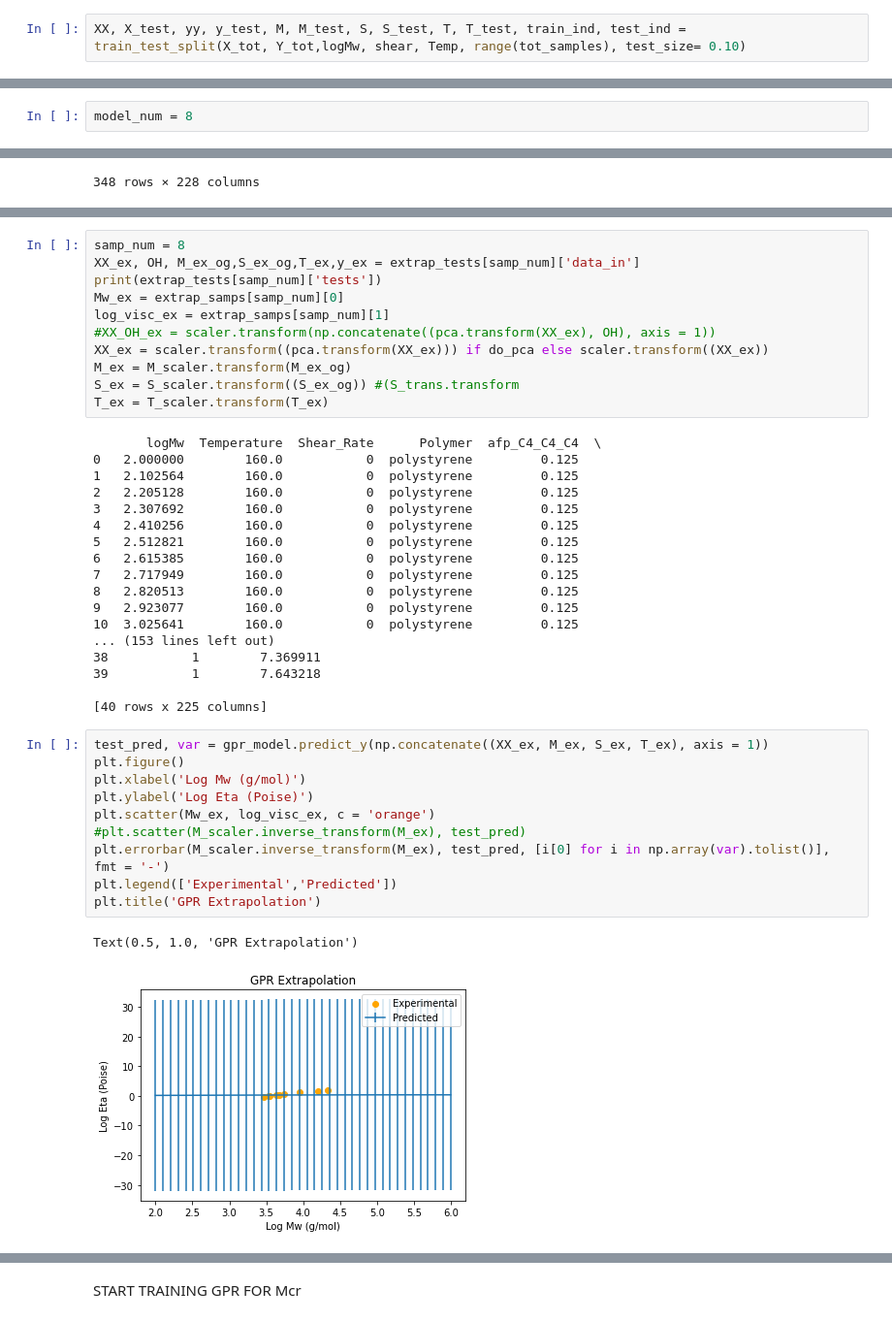
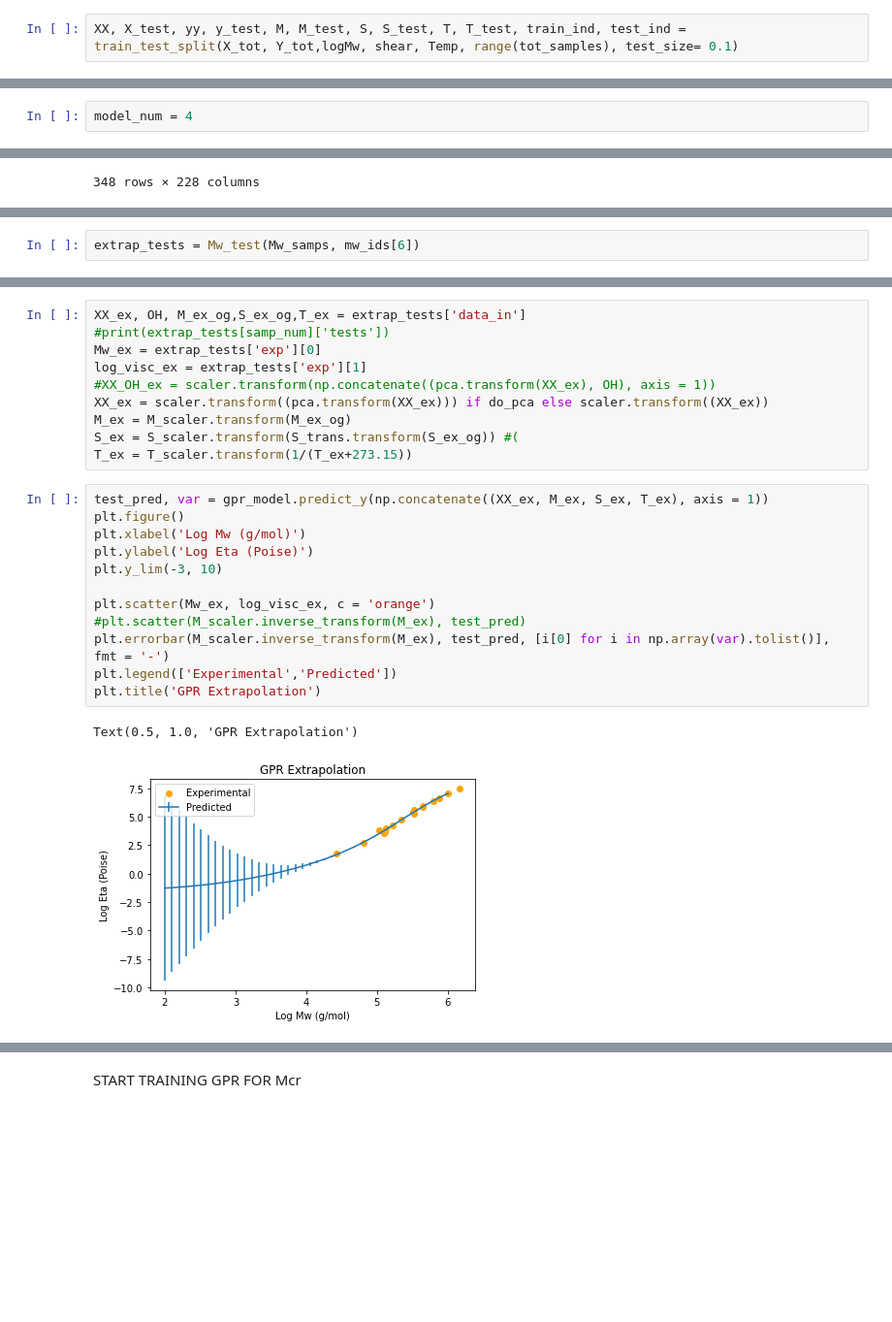
Before and after one commit to ajain300/Melt_Viscosity_Predictor, a Jupyter notebook: viscosityNN.ipynb, the cells around one changed output, grey strips where cells are left out. Shown at 97% size. Drawn from its saved outputs; the diff is of its cells as text; blank space fills up the shorter version.

```diff
--- a/viscosityNN.ipynb
+++ b/viscosityNN.ipynb
@@ -117,2 +124,2 @@ shear = S_scaler.transform((shear))
 # %%
-XX, X_test, yy, y_test, M, M_test, S, S_test, T, T_test, train_ind, test_ind = train_test_split(X_tot, Y_tot,logMw, shear, Temp, range(tot_samples), test_size= 0.10)
+XX, X_test, yy, y_test, M, M_test, S, S_test, T, T_test, train_ind, test_ind = train_test_split(X_tot, Y_tot,logMw, shear, Temp, range(tot_samples), test_size= 0.1)
@@ -155,5 +164,5 @@ CV Error GPR: tf.Tensor(0.28508177, shape=(), dtype=float32)
 # %%
-model_num = 8
+model_num = 4
 # %%
 m_P = models[0][model_num]
 
@@ -349,0 +413,2 @@ extrap_tests = Mw_test(PL_data.copy(), samps = [0,1,2,3,4,5,6,7,8,9,10,11,12, 13
+# %%
+extrap_tests = Mw_test(Mw_samps, mw_ids[6])
@@ -350,44 +433,27 @@ extrap_tests = Mw_test(PL_data.copy(), samps = [0,1,2,3,4,5,6,7,8,9,10,11,12, 13
 # %%
-samp_num = 8
-XX_ex, OH, M_ex_og,S_ex_og,T_ex,y_ex = extrap_tests[samp_num]['data_in']
-print(extrap_tests[samp_num]['tests'])
-Mw_ex = extrap_samps[samp_num][0]
-log_visc_ex = extrap_samps[samp_num][1]
+XX_ex, OH, M_ex_og,S_ex_og,T_ex = extrap_tests['data_in']
+#print(extrap_tests[samp_num]['tests'])
+Mw_ex = extrap_tests['exp'][0]
+log_visc_ex = extrap_tests['exp'][1]
 #XX_OH_ex = scaler.transform(np.concatenate((pca.transform(XX_ex), OH), axis = 1))
 XX_ex = scaler.transform((pca.transform(XX_ex))) if do_pca else scaler.transform((XX_ex))
 M_ex = M_scaler.transform(M_ex_og)
-S_ex = S_scaler.transform((S_ex_og)) #(S_trans.transform
-T_ex = T_scaler.transform(T_ex)
+S_ex = S_scaler.transform(S_trans.transform(S_ex_og)) #(
+T_ex = T_scaler.transform(1/(T_ex+273.15))
-# %% [output]
-       logMw  Temperature  Shear_Rate      Polymer  afp_C4_C4_C4  \
-0   2.000000        160.0           0  polystyrene         0.125
-1   2.102564        160.0           0  polystyrene         0.125
-2   2.205128        160.0           0  polystyrene         0.125
-3   2.307692        160.0           0  polystyrene         0.125
-4   2.410256        160.0           0  polystyrene         0.125
-5   2.512821        160.0           0  polystyrene         0.125
-6   2.615385        160.0           0  polystyrene         0.125
-7   2.717949        160.0           0  polystyrene         0.125
-8   2.820513        160.0           0  polystyrene         0.125
-9   2.923077        160.0           0  polystyrene         0.125
-10  3.025641        160.0           0  polystyrene         0.125
-... (153 lines left out)
-38           1        7.369911
-39           1        7.643218
-
-[40 rows x 225 columns]
 # %%
 test_pred, var = gpr_model.predict_y(np.concatenate((XX_ex, M_ex, S_ex, T_ex), axis = 1))
 plt.figure()
 plt.xlabel('Log Mw (g/mol)')
 plt.ylabel('Log Eta (Poise)')
+plt.y_lim(-3, 10)
+
 plt.scatter(Mw_ex, log_visc_ex, c = 'orange')
 #plt.scatter(M_scaler.inverse_transform(M_ex), test_pred)
 plt.errorbar(M_scaler.inverse_transform(M_ex), test_pred, [i[0] for i in np.array(var).tolist()], fmt = '-')
 plt.legend(['Experimental','Predicted'])
 plt.title('GPR Extrapolation')
 # %% [output]
 Text(0.5, 1.0, 'GPR Extrapolation')
-[figure, old version]
+[figure, new version]
 # %%
 #test_pred = m_NP.predict([XX_ex, M_ex, S_ex, T_ex, gr_Mcr_ex])
```
Also changed, not shown: parts of 40 cells of this notebook, 5 other files.
